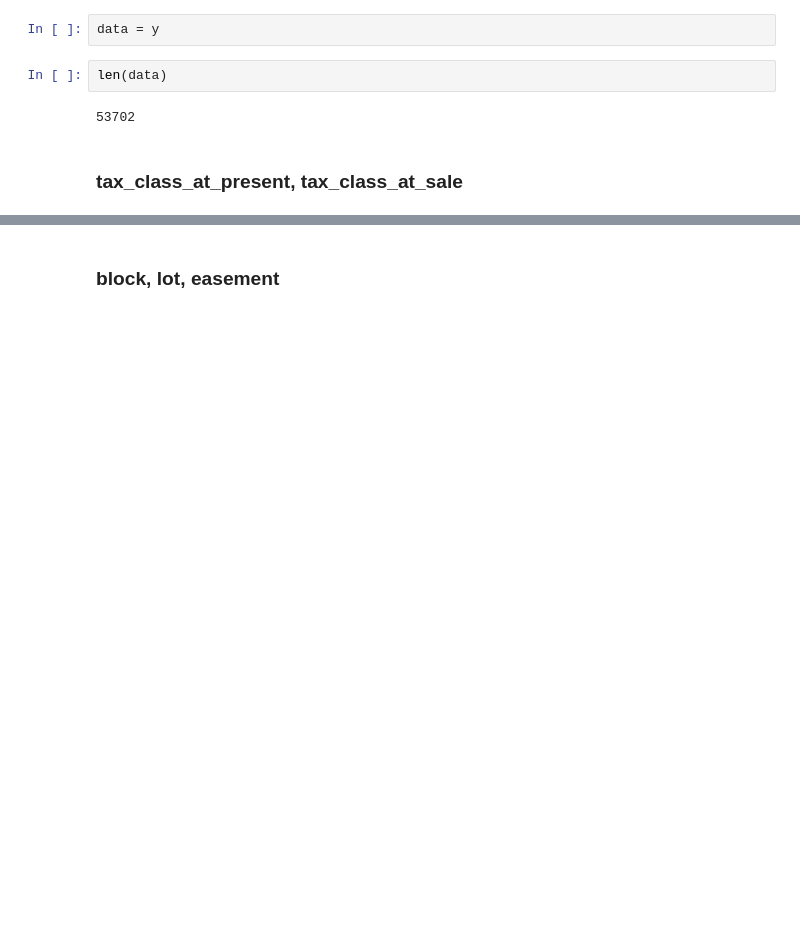
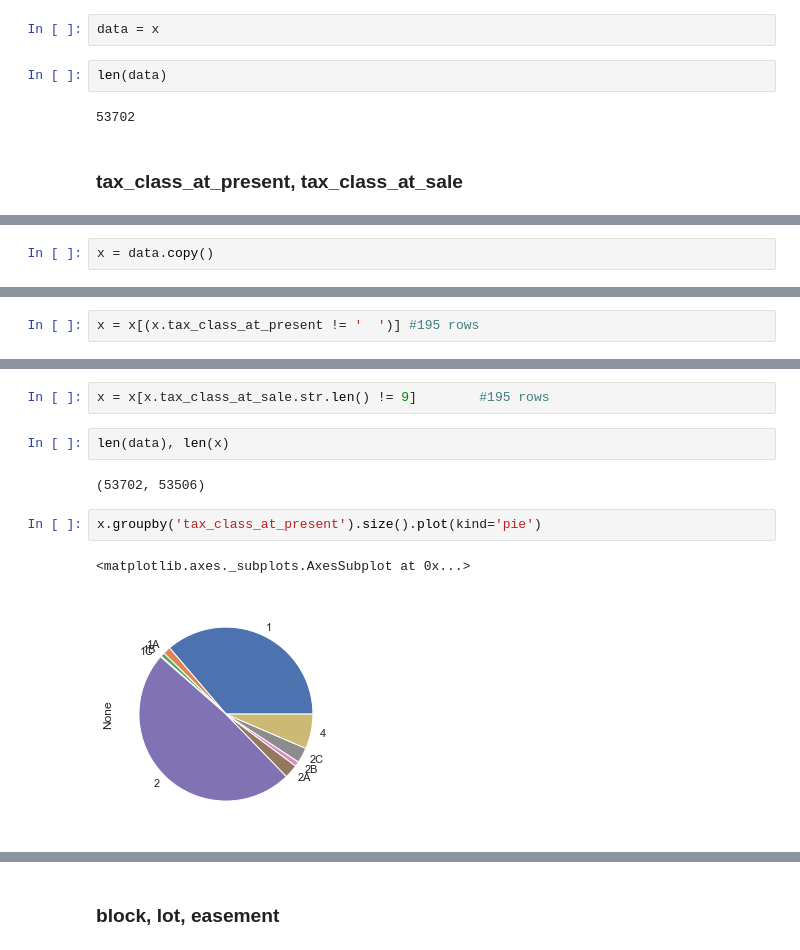
Before and after one commit to tansudasli/analytics-sandbox, a Jupyter notebook: real_estate_of_nyc_EDA.ipynb, the cells around one changed output, grey strips where cells are left out. Cells and saved outputs as stored; diff of their text form; blank space fills up the shorter version.

```diff
--- a/real_estate_of_nyc_EDA.ipynb
+++ b/real_estate_of_nyc_EDA.ipynb
@@ -478,7 +469,7 @@ len(data), len(x)
 # %% [output]
 (53702, 53702)
 # %%
-data = y
+data = x
 # %%
 len(data)
 # %% [output]
@@ -489,0 +479,2 @@ data_prepared = data_prepared[data_prepared.tax_class_at_present != '  '] #271 r
+# %%
+x = data.copy()
@@ -489,0 +505,2 @@ data_prepared = data_prepared[data_prepared.tax_class_at_present != '  '] #271 r
+# %%
+x = x[(x.tax_class_at_present != '  ')] #195 rows
@@ -489,0 +536,11 @@ data_prepared = data_prepared[data_prepared.tax_class_at_present != '  '] #271 r
+# %%
+x = x[x.tax_class_at_sale.str.len() != 9]        #195 rows
+# %%
+len(data), len(x)
+# %% [output]
+(53702, 53506)
+# %%
+x.groupby('tax_class_at_present').size().plot(kind='pie')
+# %% [output]
+<matplotlib.axes._subplots.AxesSubplot at 0x...>
+[figure, added]
```
Also changed, not shown: parts of 43 cells of this notebook.
